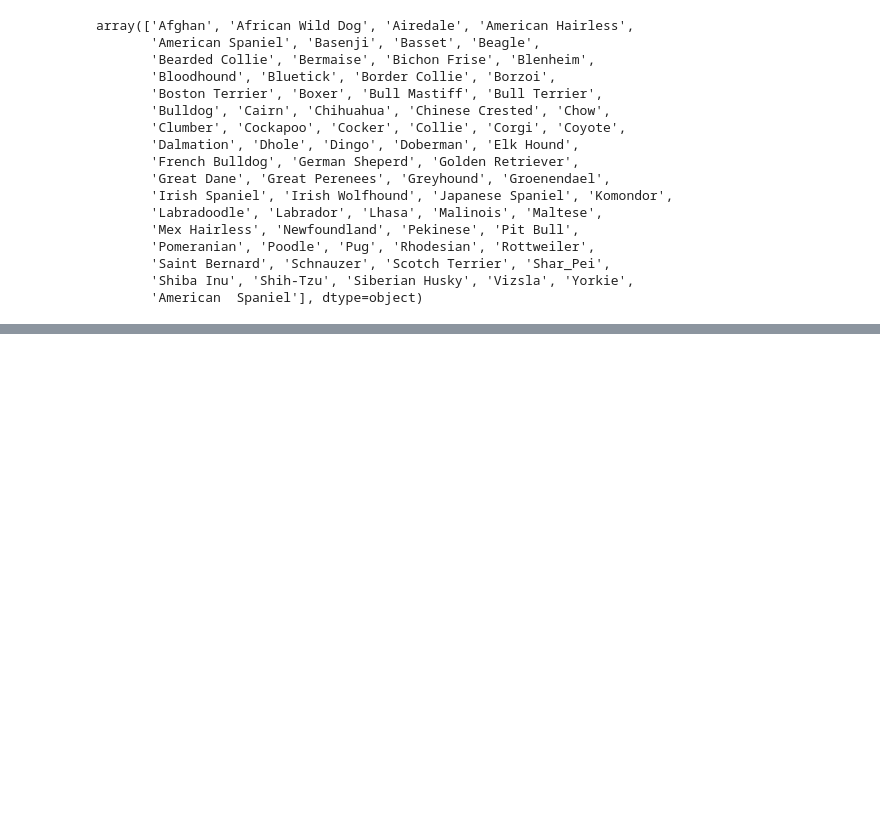
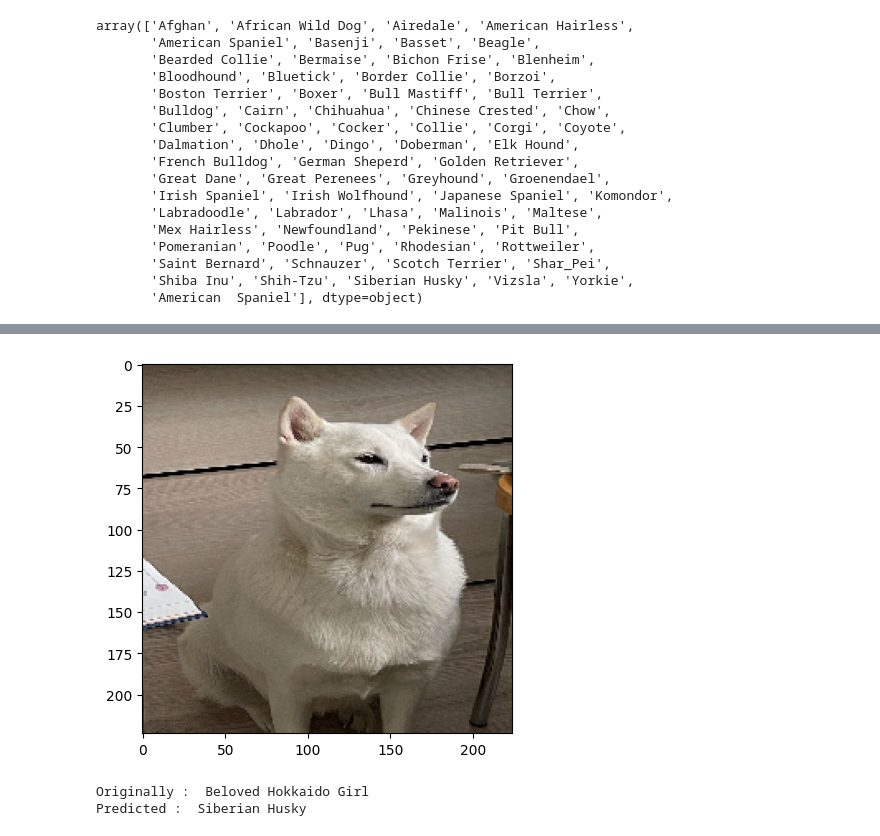
Before and after one commit to sofiiacherepennikova/dogbreeds, a Jupyter notebook: breeds_classifier.ipynb, the cells around one changed output, grey strips where cells are left out. Saved outputs shown, nothing was run; the diff lists cells and outputs as text; code cells hidden in the pictures; blank space fills up the shorter version.

```diff
--- a/breeds_classifier.ipynb
+++ b/breeds_classifier.ipynb
@@ -290,0 +210,8 @@ plt.imshow(X_data_test[13,:,:,:])
+# %%
+
+img = image.load_img('../dogs_classifier/yuki_1.jpg', target_size=(224, 224))
+img = image.img_to_array(img)
+x = np.expand_dims(img.copy(), axis=0)
+X_data_Yuki = x / 255.0
+# %%
+Y_pred_Yuki = model.predict(X_data_Yuki)
@@ -290,0 +220,10 @@ plt.imshow(X_data_test[13,:,:,:])
+# %%
+plt.imshow(X_data_Yuki[0,:,:,:])
+plt.show()
+
+print("Originally :  Beloved Hokkaido Girl")
+print("Predicted : ",CLASS_NAME[np.argmax(Y_pred_Yuki[0])])
+# %% [output]
+[figure, added]
+Originally :  Beloved Hokkaido Girl
+Predicted :  Siberian Husky
```
Also changed, not shown: parts of 15 cells of this notebook.
